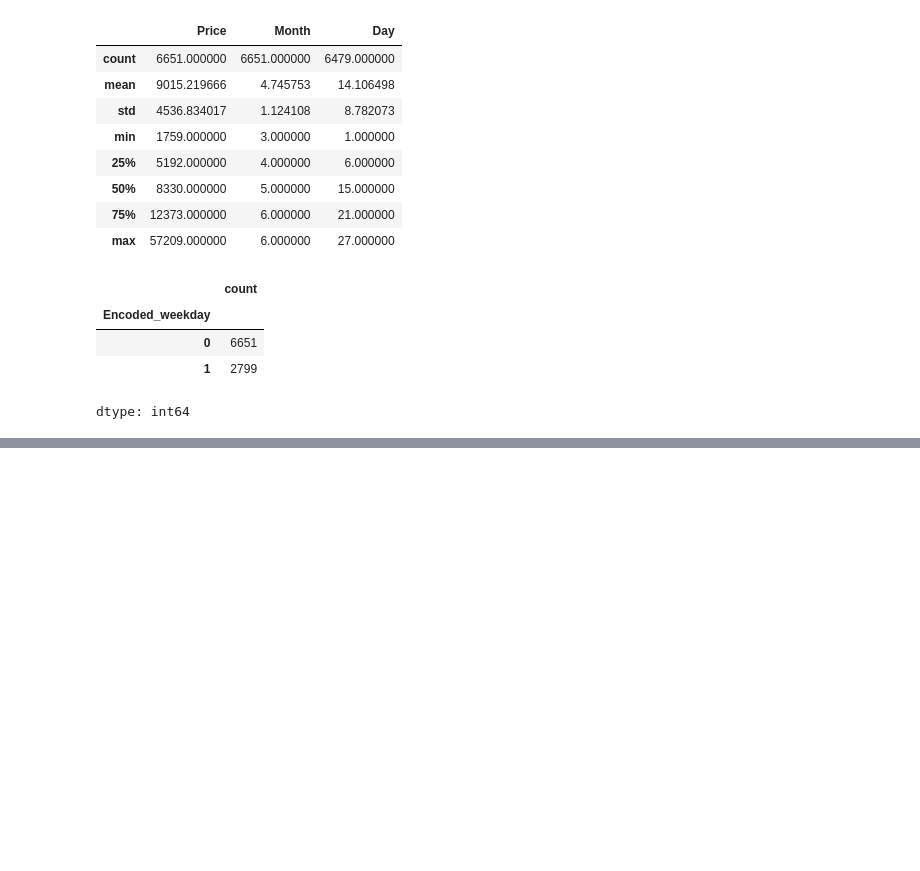
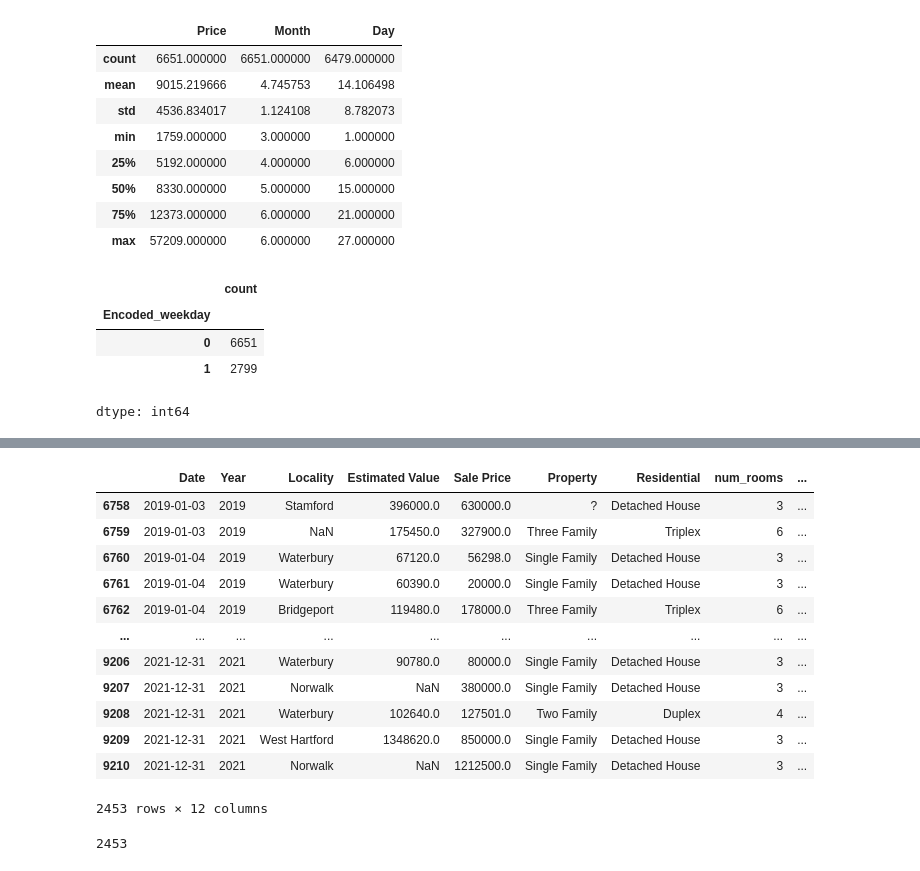
Before and after one commit to ANdIeCOOl/MLP, a Jupyter notebook: MLP.ipynb, the cells around one changed output, grey strips where cells are left out. Cells and saved outputs as stored; diff of their text form; code cells hidden in the pictures; blank space fills up the shorter version.

```diff
--- a/MLP.ipynb
+++ b/MLP.ipynb
@@ -295,0 +541,20 @@ dtype: int64
+# %%
+df[df["Year"].isin([2025, 2024,2023, 2021, 2020,2019])]
+# %% [output]
+|  | Date | Year | Locality | Estimated Value | Sale Price | Property | Residential | num_rooms | ... |
+| 6758 | 2019-01-03 | 2019 | Stamford | 396000.0 | 630000.0 | ? | Detached House | 3 | ... |
+| 6759 | 2019-01-03 | 2019 | NaN | 175450.0 | 327900.0 | Three Family | Triplex | 6 | ... |
+| 6760 | 2019-01-04 | 2019 | Waterbury | 67120.0 | 56298.0 | Single Family | Detached House | 3 | ... |
+| 6761 | 2019-01-04 | 2019 | Waterbury | 60390.0 | 20000.0 | Single Family | Detached House | 3 | ... |
+| 6762 | 2019-01-04 | 2019 | Bridgeport | 119480.0 | 178000.0 | Three Family | Triplex | 6 | ... |
+| ... | ... | ... | ... | ... | ... | ... | ... | ... | ... |
+| 9206 | 2021-12-31 | 2021 | Waterbury | 90780.0 | 80000.0 | Single Family | Detached House | 3 | ... |
+| 9207 | 2021-12-31 | 2021 | Norwalk | NaN | 380000.0 | Single Family | Detached House | 3 | ... |
+| 9208 | 2021-12-31 | 2021 | Waterbury | 102640.0 | 127501.0 | Two Family | Duplex | 4 | ... |
+| 9209 | 2021-12-31 | 2021 | West Hartford | 1348620.0 | 850000.0 | Single Family | Detached House | 3 | ... |
+| 9210 | 2021-12-31 | 2021 | Norwalk | NaN | 1212500.0 | Single Family | Detached House | 3 | ... |
+2453 rows × 12 columns
+# %%
+df[df["Year"].isin([2025, 2024,2023, 2021, 2020,2019])]["Year"].value_counts().sum()
+# %% [output]
+2453
```
Also changed, not shown: parts of 47 cells of this notebook.
